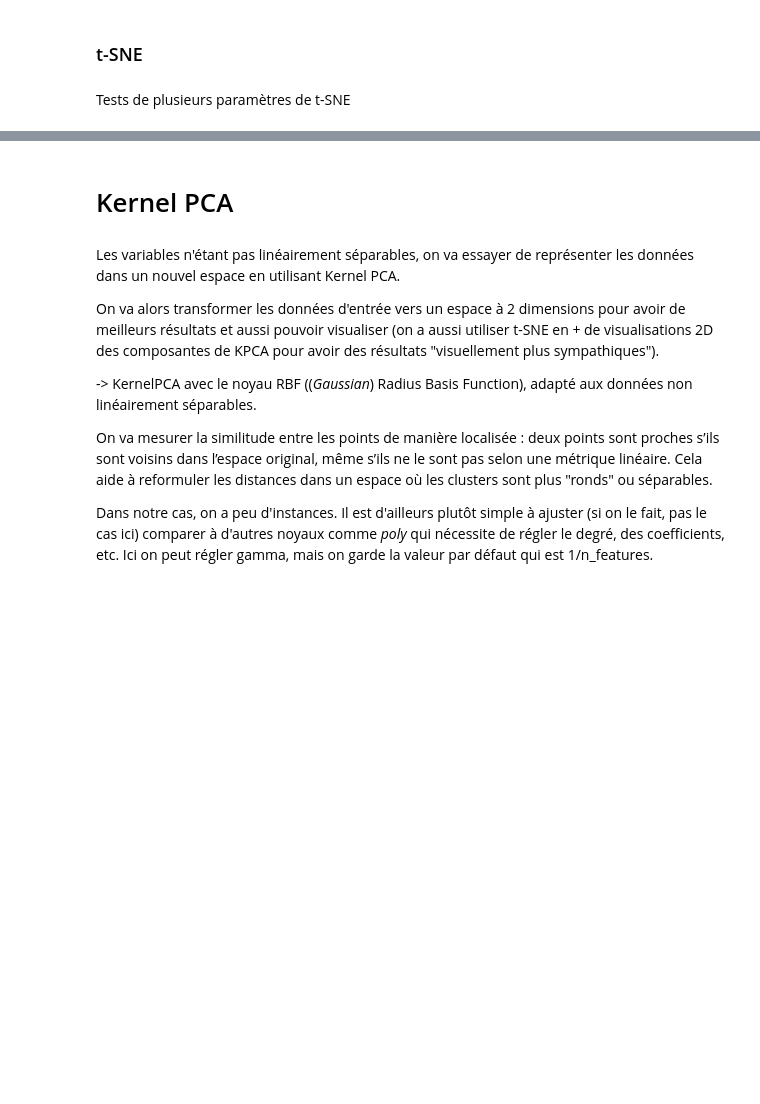
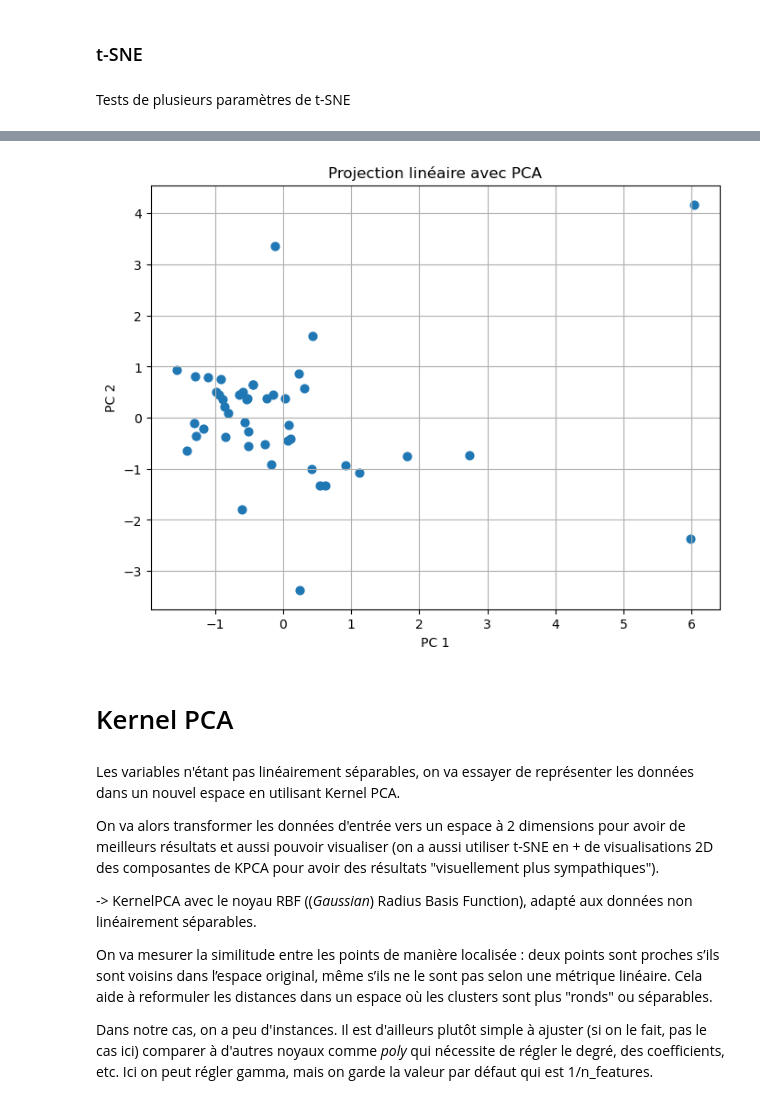
Before and after one commit to mikhailBenali/ML2_Project_ESB_adoption, a Jupyter notebook: src/BusDistribution.ipynb, the cells around one changed output, grey strips where cells are left out. Cells and saved outputs as stored; diff of their text form; code cells hidden in the pictures; blank space fills up the shorter version.

```diff
--- a/src/BusDistribution.ipynb
+++ b/src/BusDistribution.ipynb
@@ -554,3 +583,16 @@ plot_clusters_with_labels(X_tsne, labels_dbscan, "DBSCAN Clusters (eps=5.6, min_
+# %%
+pca = PCA(n_components=2)
+X_pca = pca.fit_transform(X_scaled)
+
+plt.figure(figsize=(8, 6))
+plt.scatter(X_pca[:, 0], X_pca[:, 1], s=40)
+plt.title("Projection linéaire avec PCA")
+plt.xlabel("PC 1")
+plt.ylabel("PC 2")
+plt.grid(True)
+plt.show()
+# %% [output]
+[figure, added]
 # %% [markdown]
 # Kernel PCA
 # %% [markdown]
```
Also changed, not shown: parts of 15 cells of this notebook.
